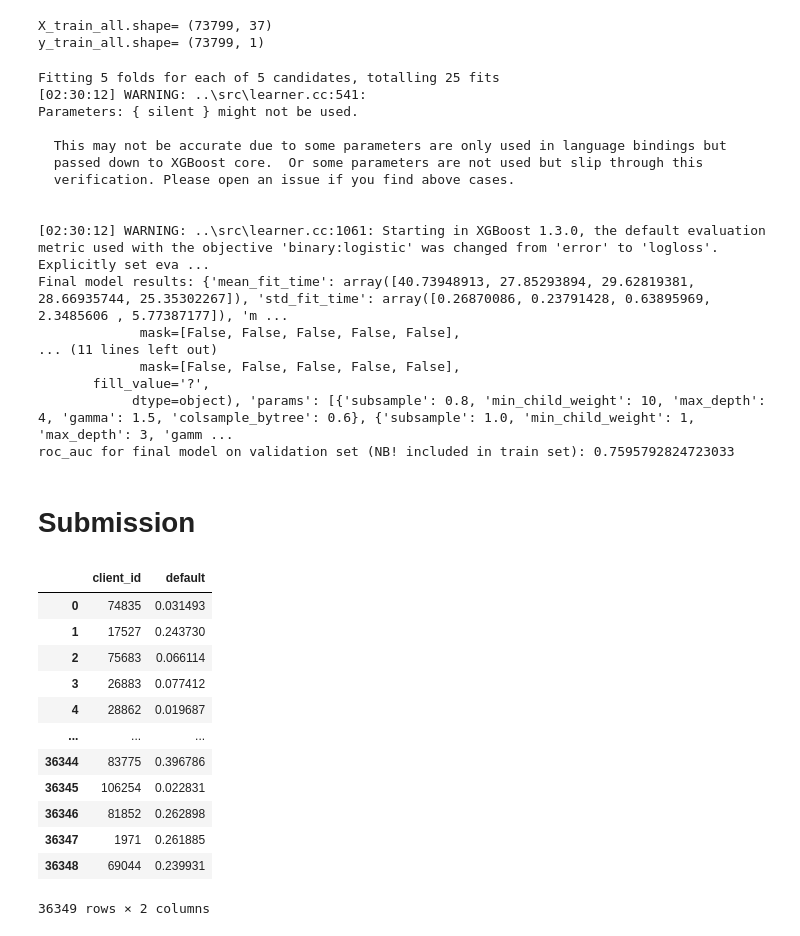
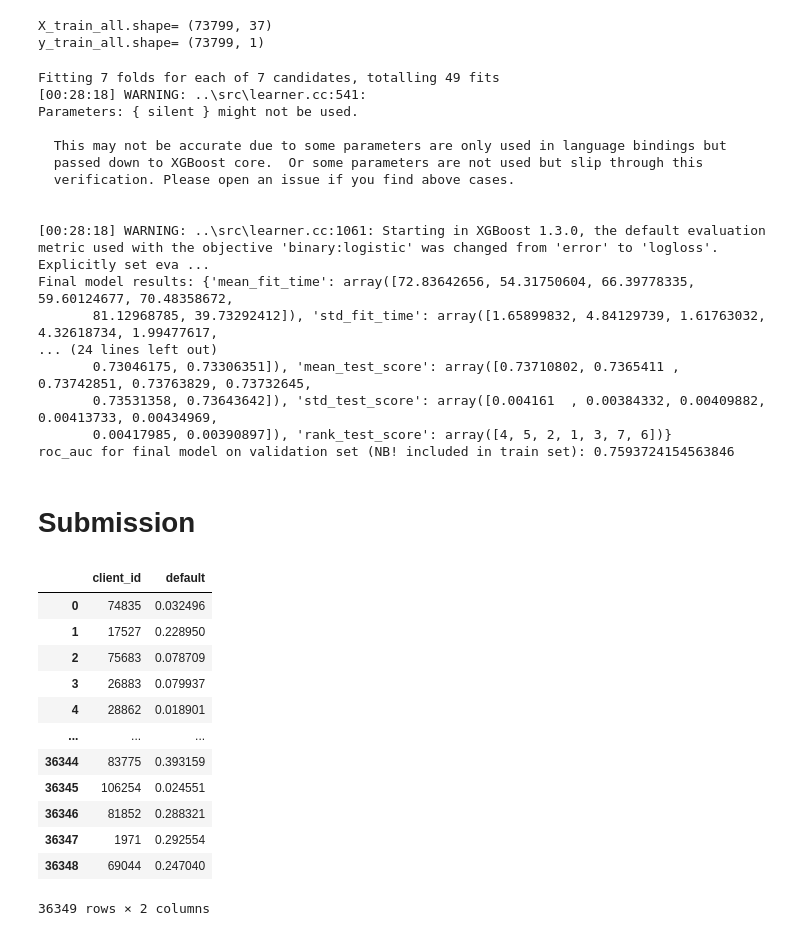
Before and after one commit to PavelKucherenko/sf-ds50-course, a Jupyter notebook: module_4/Scoring_NB.ipynb, the cells around one changed output. Drawn from its saved outputs; the diff is of its cells as text; code cells hidden in the pictures.

```diff
--- a/module_4/Scoring_NB.ipynb
+++ b/module_4/Scoring_NB.ipynb
@@ -160,5 +170,8 @@ sb.set_style("darkgrid")
 # fix random seed
 SEED = 42
 
+# number of threads for computations
+N_THREADS = max(1, multiprocessing.cpu_count() - 1)
+
 # fix requirements
 !pip freeze > requirements.txt
@@ -595,10 +643,10 @@ Grid search estimator has a bit higher roc_auc score on validation set
 ### XGBoost with RandomizedSearchCV
 # %%
 # try more powerfull model
-skf = StratifiedKFold(n_splits=5, shuffle = True, random_state = SEED)
+skf = StratifiedKFold(n_splits=7, shuffle = True, random_state = SEED)
 cv = skf.split(X_train, y_train)
 
-xgb = XGBClassifier(learning_rate=0.025, n_estimators=700, objective='binary:logistic', silent=True, nthread=-1)
+xgb = XGBClassifier(learning_rate=0.015, n_estimators=1000, objective='binary:logistic', silent=True, nthread=N_THREADS)
 
 rnd_search_params = {
                     'min_child_weight': [1, 5, 10],
@@ -607,8 +655,8 @@ rnd_search_params = {
                     'colsample_bytree': [0.6, 0.8, 1.0],
                     'max_depth': [3, 4, 5]
                     }
-random_search_model = RandomizedSearchCV(xgb, param_distributions=rnd_search_params, n_iter=5, scoring='roc_auc',
-                                    n_jobs=-1, cv=cv, verbose=3, random_state=SEED)
+random_search_model = RandomizedSearchCV(xgb, param_distributions=rnd_search_params, n_iter=7, scoring='roc_auc',
+                                    n_jobs=N_THREADS, cv=cv, verbose=5, random_state=SEED)
 
 random_search_model.fit(X_train, y_train)
 
@@ -653,23 +701,23 @@ print('y_train_all.shape=', y_train_all.shape)
 X_train_all.shape= (73799, 37)
 y_train_all.shape= (73799, 1)
 # %%
-skf = StratifiedKFold(n_splits=5, shuffle = True, random_state = SEED)
+skf = StratifiedKFold(n_splits=7, shuffle = True, random_state = SEED)
 cv_all = skf.split(X_train_all, y_train_all)
 
-final_model = RandomizedSearchCV(xgb, param_distributions=rnd_search_params, n_iter=5, scoring='roc_auc',
-                                    n_jobs=-1, cv=cv_all, verbose=3, random_state=SEED)
+final_model = RandomizedSearchCV(xgb, param_distributions=rnd_search_params, n_iter=7, scoring='roc_auc',
+                                    n_jobs=N_THREADS, cv=cv_all, verbose=3, random_state=SEED)
 final_model.fit(X_train_all, y_train_all)
 
 print('Final model results:', final_model.cv_results_)
 
 # check one more time on validation set
-probs = final_model.best_estimator_.predict_proba(X_val)
+probs = final_model.best_estimator_.predict_proba(X_val)[:,1]
 
-roc_auc = roc_auc_score(y_val, probs[:,1])
+roc_auc = roc_auc_score(y_val, probs)
 print('roc_auc for final model on validation set (NB! included in train set):', roc_auc)
 # %% [output]
-Fitting 5 folds for each of 5 candidates, totalling 25 fits
-[02:30:12] WARNING: ..\src\learner.cc:541:
+Fitting 7 folds for each of 7 candidates, totalling 49 fits
+[00:28:18] WARNING: ..\src\learner.cc:541:
 Parameters: { silent } might not be used.
 
   This may not be accurate due to some parameters are only used in language bindings but
@@ -677,36 +725,36 @@ Parameters: { silent } might not be used.
   verification. Please open an issue if you find above cases.
 
 
-[02:30:12] WARNING: ..\src\learner.cc:1061: Starting in XGBoost 1.3.0, the default evaluation metric used with the objective 'binary:logistic' was changed from 'error' to 'logloss'. Explicitly set eva ...
-Final model results: {'mean_fit_time': array([40.73948913, 27.85293894, 29.62819381, 28.66935744, 25.35302267]), 'std_fit_time': array([0.26870086, 0.23791428, 0.63895969, 2.3485606 , 5.77387177]), 'm ...
-             mask=[False, False, False, False, False],
-... (11 lines left out)
-             mask=[False, False, False, False, False],
-       fill_value='?',
-            dtype=object), 'params': [{'subsample': 0.8, 'min_child_weight': 10, 'max_depth': 4, 'gamma': 1.5, 'colsample_bytree': 0.6}, {'subsample': 1.0, 'min_child_weight': 1, 'max_depth': 3, 'gamm ...
-roc_auc for final model on validation set (NB! included in train set): 0.7595792824723033
+[00:28:18] WARNING: ..\src\learner.cc:1061: Starting in XGBoost 1.3.0, the default evaluation metric used with the objective 'binary:logistic' was changed from 'error' to 'logloss'. Explicitly set eva ...
+Final model results: {'mean_fit_time': array([72.83642656, 54.31750604, 66.39778335, 59.60124677, 70.48358672,
+       81.12968785, 39.73292412]), 'std_fit_time': array([1.65899832, 4.84129739, 1.61763032, 4.32618734, 1.99477617,
+... (24 lines left out)
+       0.73046175, 0.73306351]), 'mean_test_score': array([0.73710802, 0.7365411 , 0.73742851, 0.73763829, 0.73732645,
+       0.73531358, 0.73643642]), 'std_test_score': array([0.004161  , 0.00384332, 0.00409882, 0.00413733, 0.00434969,
+       0.00417985, 0.00390897]), 'rank_test_score': array([4, 5, 2, 1, 3, 7, 6])}
+roc_auc for final model on validation set (NB! included in train set): 0.7593724154563846
 # %% [markdown]
 # Submission
 # %%
 df_test = preproc_data(test_data)
 
 X_test = df_test.values
-probs_test = final_model.best_estimator_.predict_proba(X_test)
+probs_test = final_model.best_estimator_.predict_proba(X_test)[:,1]
 
 df_sub = pd.DataFrame(data={'client_id': test_data['client_id'], 'default': probs_test})
 df_sub
 # %% [output]
 |  | client_id | default |
-| 0 | 74835 | 0.031493 |
-| 1 | 17527 | 0.243730 |
-| 2 | 75683 | 0.066114 |
-| 3 | 26883 | 0.077412 |
-| 4 | 28862 | 0.019687 |
+| 0 | 74835 | 0.032496 |
+| 1 | 17527 | 0.228950 |
+| 2 | 75683 | 0.078709 |
+| 3 | 26883 | 0.079937 |
+| 4 | 28862 | 0.018901 |
 | ... | ... | ... |
-| 36344 | 83775 | 0.396786 |
-| 36345 | 106254 | 0.022831 |
-| 36346 | 81852 | 0.262898 |
-| 36347 | 1971 | 0.261885 |
-| 36348 | 69044 | 0.239931 |
+| 36344 | 83775 | 0.393159 |
+| 36345 | 106254 | 0.024551 |
+| 36346 | 81852 | 0.288321 |
+| 36347 | 1971 | 0.292554 |
+| 36348 | 69044 | 0.247040 |
 36349 rows × 2 columns
 # %%
```
Also changed, not shown: parts of 35 cells of this notebook, 2 other files.
